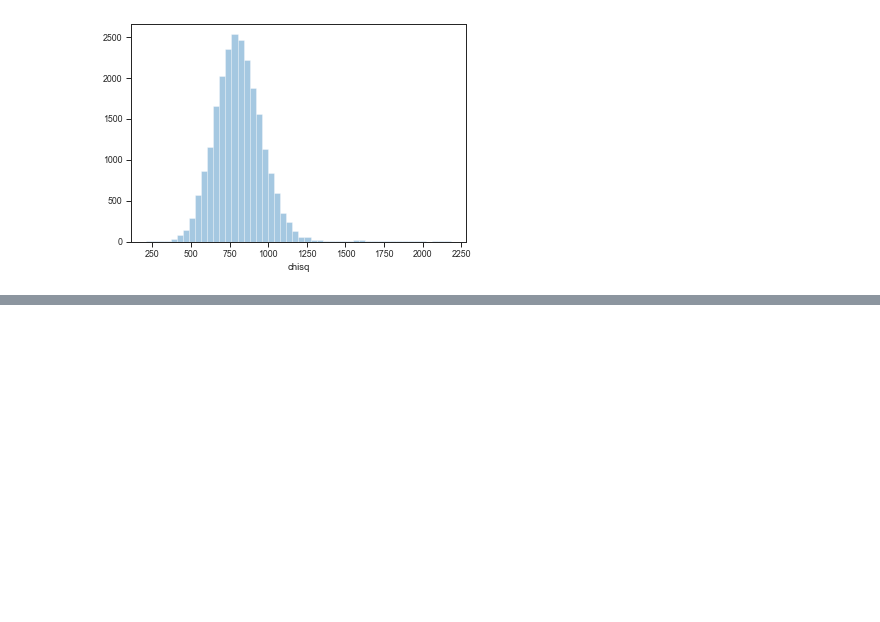
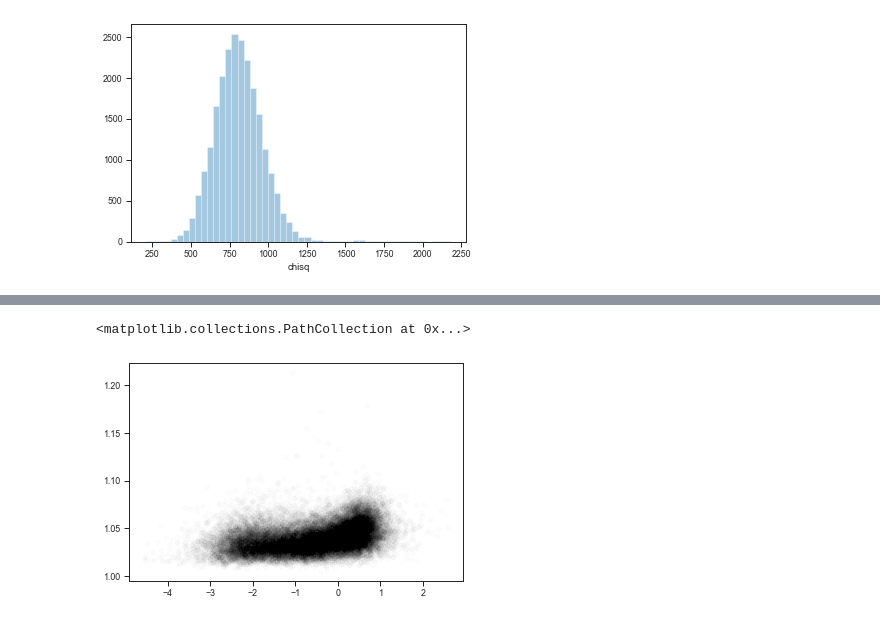
Before and after one commit to keyuxi/nnn_analysis, a Jupyter notebook: 220309_Tm-dH_analysis.ipynb, the cells around one changed output, grey strips where cells are left out. Saved outputs shown, nothing was run; the diff lists cells and outputs as text; code cells hidden in the pictures; blank space fills up the shorter version.

```diff
--- a/220309_Tm-dH_analysis.ipynb
+++ b/220309_Tm-dH_analysis.ipynb
@@ -146,0 +135,5 @@ sns.distplot(r4.chisq, kde=False)
+# %%
+plt.scatter(r1.dG_37, r1.red_chisq, alpha=.01, c='k')
+# %% [output]
+<matplotlib.collections.PathCollection at 0x...>
+[figure, added]
```
Also changed, not shown: parts of 59 cells of this notebook, 8 other files.
